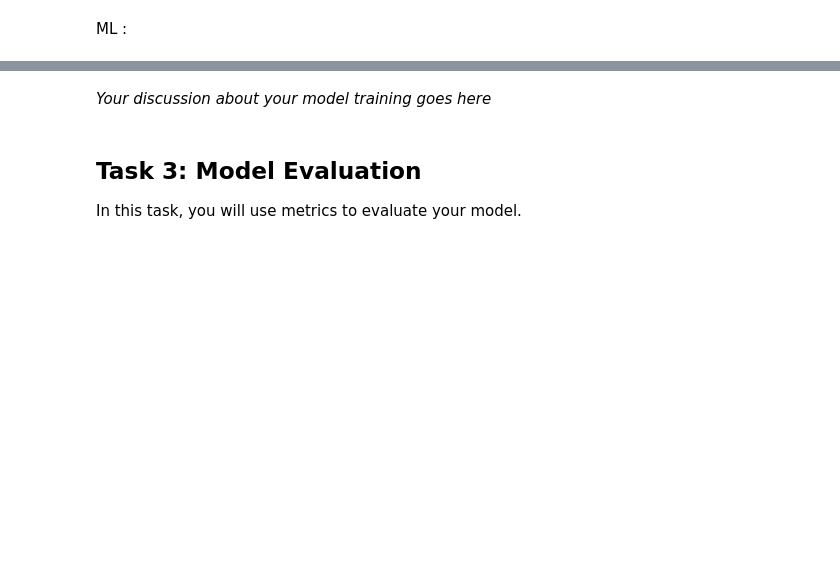
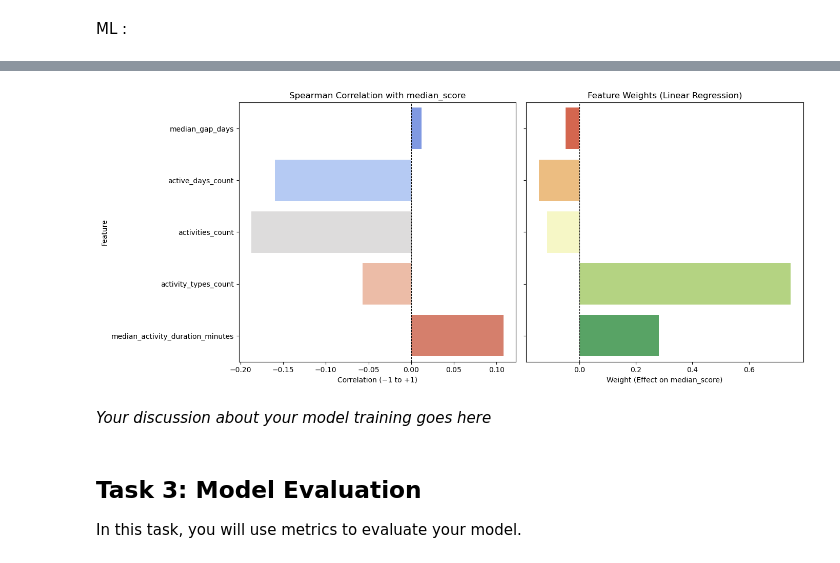
Before and after one commit to malenraychev/BigMMMBehaviour, a Jupyter notebook: m4_team-name.ipynb, the cells around one changed output, grey strips where cells are left out. Saved outputs shown, nothing was run; the diff lists cells and outputs as text; code cells hidden in the pictures; blank space fills up the shorter version.

```diff
--- a/m4_team-name.ipynb
+++ b/m4_team-name.ipynb
@@ -347,14 +455,0 @@ for feature in cluster_summary.index:
-# %%
-# Compute median score per user and put it in new dataframe
-user_score = all_scores.groupby('user_id')['percentage'].median().reset_index()
-# Rename columns
-user_score.rename(columns={'score': 'median_score'}, inplace=True)
-# Add the number of tests of that user (count)
-user_score['tests_count'] = all_scores.groupby('user_id')['test_id'].count().values
-
-# Merge user_profile_activity_clean with user_score
-user_profile_activity_score = user_profile_activity_clean.merge(
-    user_score,
-    on='user_id',
-    how='inner'
-)
@@ -438,0 +458,69 @@ Passing `palette` without assigning `hue` is deprecated and will be removed in v
+# %%
+import pandas as pd
+import numpy as np
+import matplotlib.pyplot as plt
+import seaborn as sns
+from sklearn.linear_model import LinearRegression
+from sklearn.model_selection import train_test_split
+
+# --- Copy and prepare data ---
+df = user_profile_activity_score.copy(deep=True)
+df['median_activity_duration_minutes'] = df['median_activity_duration'].dt.total_seconds() / 60
+
+
+target = 'median_score'
+
+# --- Spearman correlation ---
+correlations = []
+for feature in columns_used:
+    corr = df[[feature, target]].corr(method='spearman').iloc[0, 1]
+    correlations.append(corr)
+
+# --- Linear regression coefficients ---
+X = df[columns_used]
+y = df[target]
+X_train, X_test, y_train, y_test = train_test_split(X, y, test_size=0.2, random_state=42)
+
+model = LinearRegression()
+model.fit(X_train, y_train)
+weights = model.coef_
+
+# --- Combine into a single DataFrame ---
+combined_df = pd.DataFrame({
+    'Feature': columns_used,
+    'Spearman Correlation': correlations,
+    'Linear Regression Weight': weights
+})
+
+# --- Plot side-by-side ---
+fig, axes = plt.subplots(1, 2, figsize=(14, 6), sharey=True)
+
+# Spearman Correlation Plot
+sns.barplot(
+    data=combined_df,
+    x='Spearman Correlation',
+    y='Feature',
+    ax=axes[0],
+    palette='coolwarm'
+)
+axes[0].axvline(0, color='black', linestyle='--', linewidth=0.8)
+axes[0].set_title('Spearman Correlation with median_score')
+axes[0].set_xlabel('Correlation (−1 to +1)')
+axes[0].set_ylabel('Feature')
+
+# Linear Regression Weight Plot
+sns.barplot(
+    data=combined_df,
+    x='Linear Regression Weight',
+    y='Feature',
+    ax=axes[1],
+    palette='RdYlGn'
+)
+axes[1].axvline(0, color='black', linestyle='--', linewidth=0.8)
+axes[1].set_title('Feature Weights (Linear Regression)')
+axes[1].set_xlabel('Weight (Effect on median_score)')
+axes[1].set_ylabel('')
+
+plt.tight_layout()
+plt.show()
+# %% [output]
@@ -439,3 +534,4 @@ Passing `palette` without assigning `hue` is deprecated and will be removed in v
+[figure, added]
 # %% [markdown]
 *Your discussion about your model training goes here*
 # %% [markdown]
```
Also changed, not shown: parts of 26 cells of this notebook, 2 other files.
